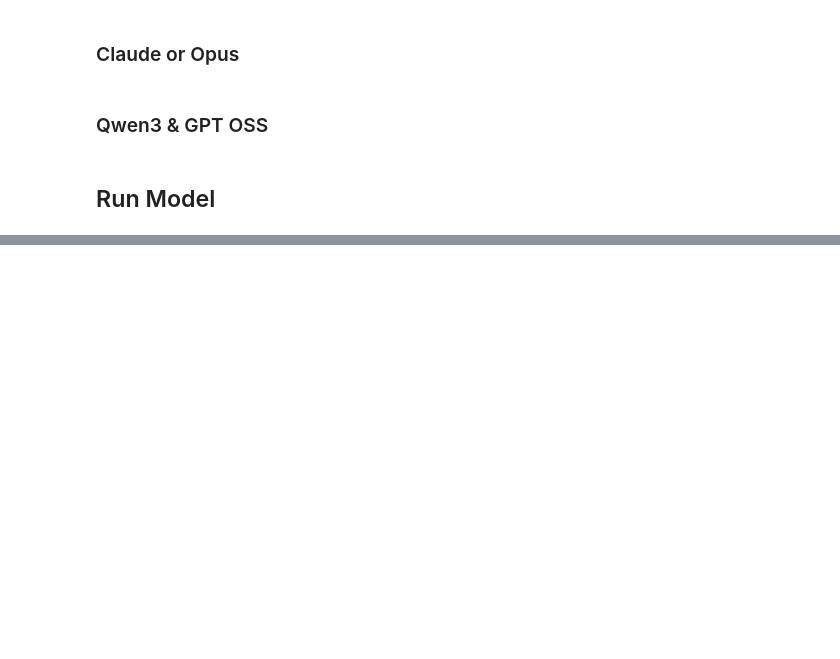
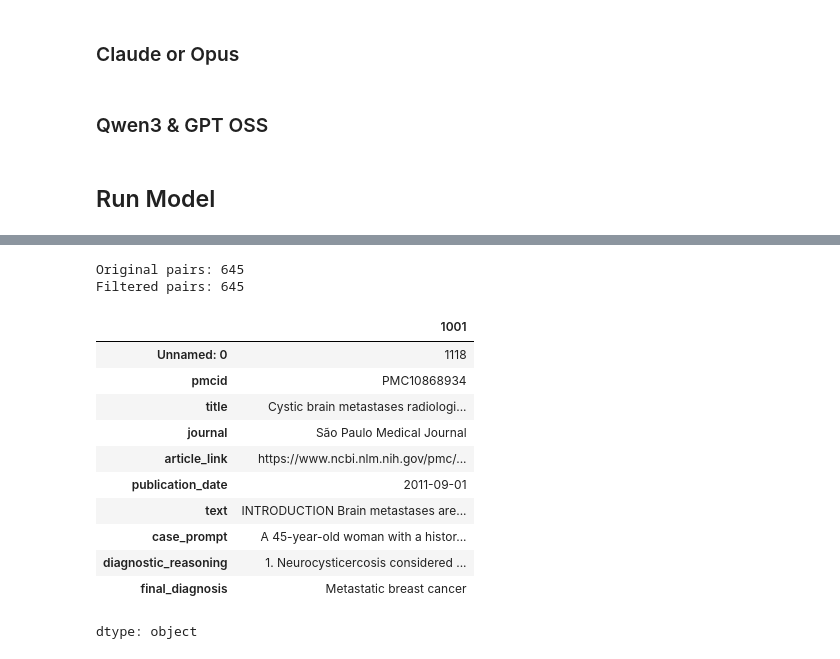
Before and after one commit to mattshu0410/medical-reasoning-interp, a Jupyter notebook: notebooks/BMJ_AI_CoT_Exploration.ipynb, the cells around one changed output, grey strips where cells are left out. Drawn from its saved outputs; the diff is of its cells as text; code cells hidden in the pictures; blank space fills up the shorter version.

```diff
--- a/notebooks/BMJ_AI_CoT_Exploration.ipynb
+++ b/notebooks/BMJ_AI_CoT_Exploration.ipynb
@@ -75,3 +63,7 @@ ds = load_dataset("zou-lab/MedCaseReasoning", "default")
+# %%
+# ds = load_dataset("zou-lab/MedCaseReasoning", "default")
+# Filtered Dataset without case prompts with diagnosis in them
+ds = load_dataset("tmknguyen/MedCaseReasoning-filtered", "default")
 # %%
 from google.colab import drive
 drive.mount('/content/drive')
@@ -476,12 +655,10 @@ verification_agent = create_verification_agent(verification_model)
 # %%
-medcase_df = medcase_df[1:5]
-
 # Run diagnosis for all cases
 all_results = []
 
 
-print(f"Running diagnosis for {len(medcase_df)} cases with {n_repetitions} repetitions each...")
-for idx, row in tqdm(medcase_df.iterrows(), total=len(medcase_df), desc="Cases"):
+print(f"Running diagnosis for {len(test_df)} cases with {n_repetitions} repetitions each...")
+for idx, row in tqdm(test_df.iterrows(), total=len(test_df), desc="Cases"):
     case_results = await run_case_with_repetitions(
         diagnosis_agent,
         row,
@@ -514,0 +1277,29 @@ results_df.loc[1, :]['error']
+# %%
+# If you have contrastive_pairs as a list of dicts:
+subset_pmcids = set(medcase_df[1:200]["pmcid"].tolist())
+
+filtered_contrastive_pairs = [
+    pair for pair in contrastive_pairs
+    if pair['pmcid'] in subset_pmcids
+]
+
+print(f"Original pairs: {len(contrastive_pairs)}")
+print(f"Filtered pairs: {len(filtered_contrastive_pairs)}")
+# %% [output]
+Original pairs: 645
+Filtered pairs: 645
+# %%
+medcase_df.iloc[1001]
+# %% [output]
+|  | 1001 |
+| Unnamed: 0 | 1118 |
+| pmcid | PMC10868934 |
+| title | Cystic brain metastases radiologi... |
+| journal | São Paulo Medical Journal |
+| article_link | https://www.ncbi.nlm.nih.gov/pmc/... |
+| publication_date | 2011-09-01 |
+| text | INTRODUCTION Brain metastases are... |
+| case_prompt | A 45-year-old woman with a histor... |
+| diagnostic_reasoning | 1. Neurocysticercosis considered ... |
+| final_diagnosis | Metastatic breast cancer |
+dtype: object
```
Also changed, not shown: parts of 40 cells of this notebook.
